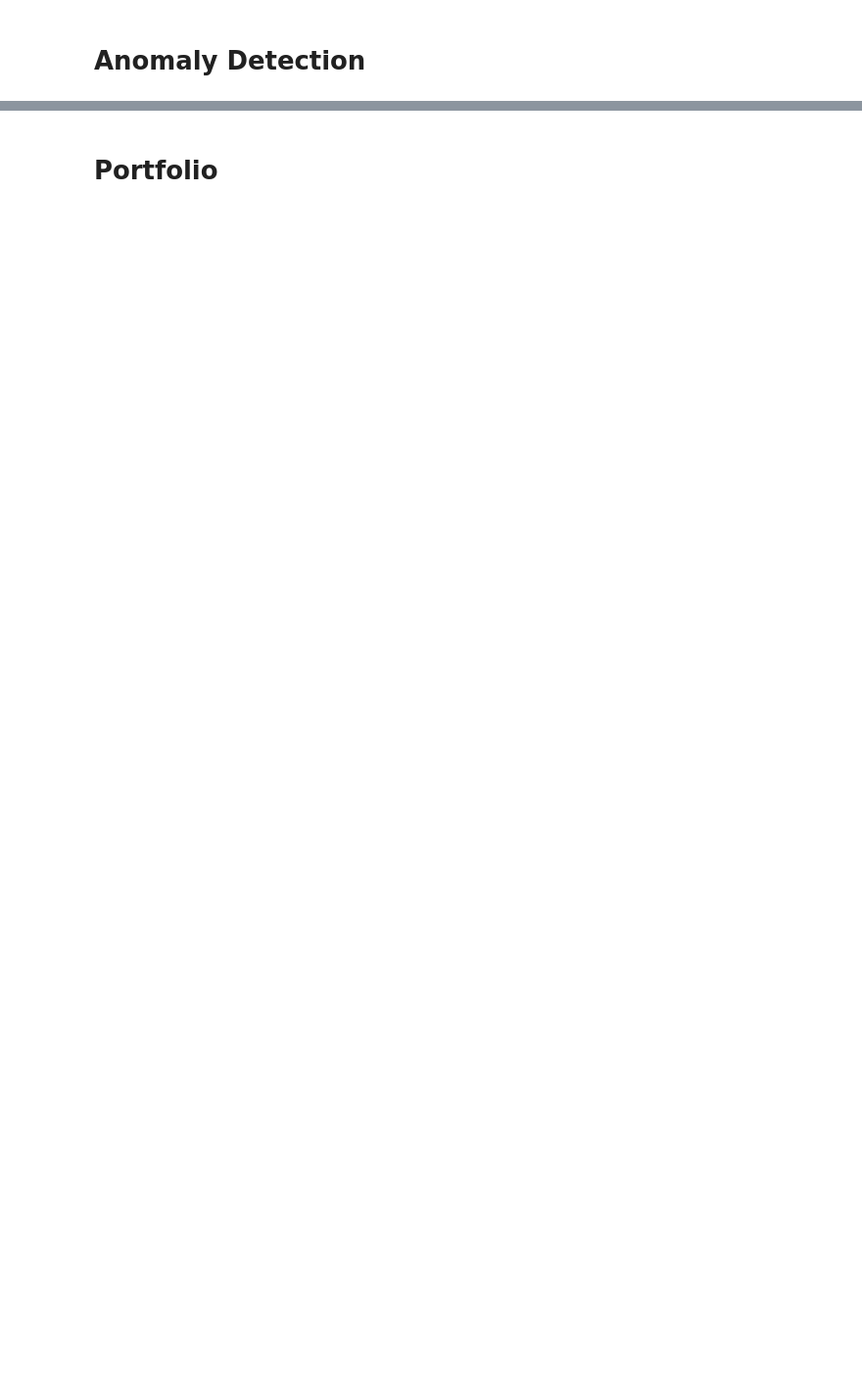
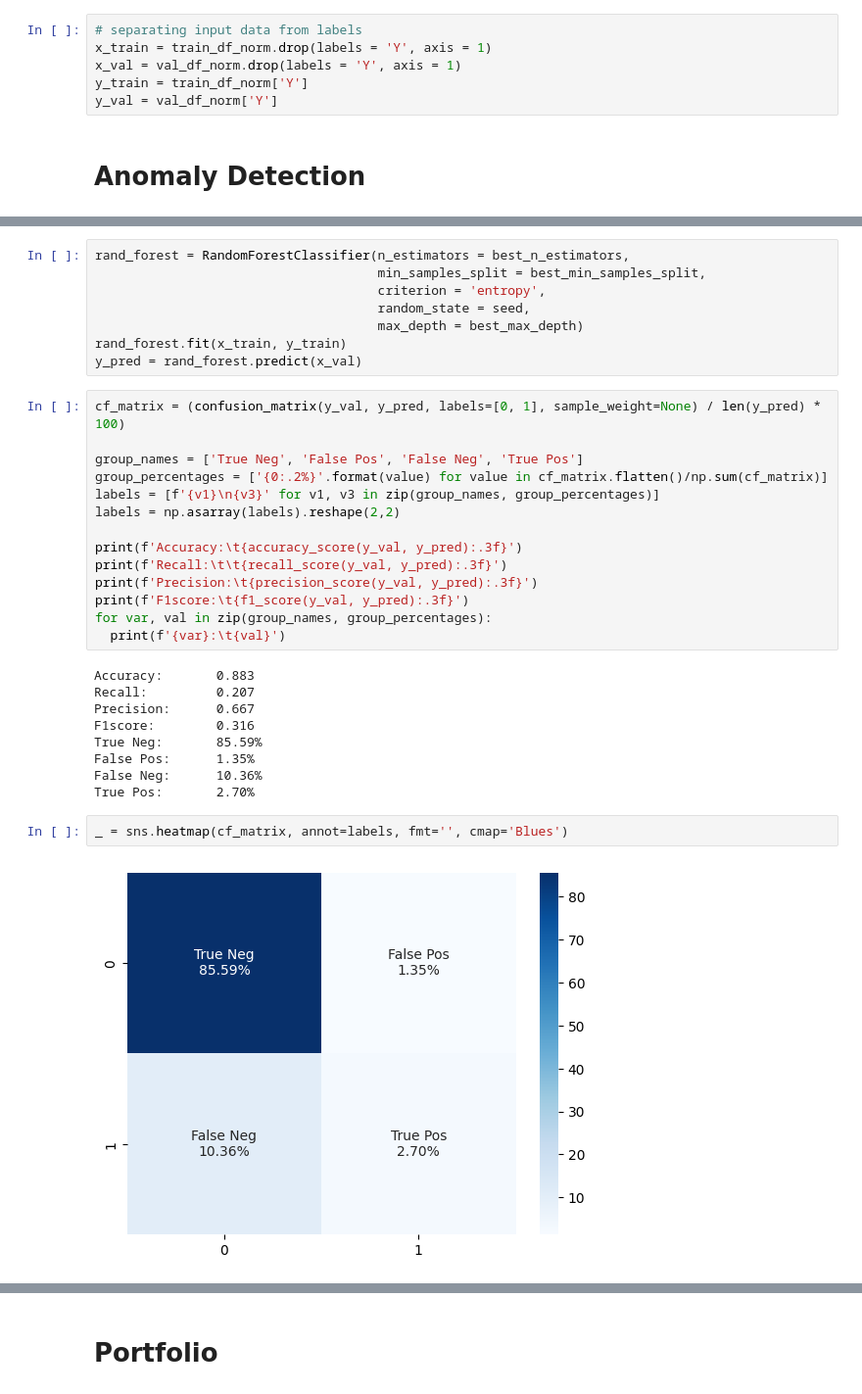
Before and after one commit to venturellimatteo/fintech-projects, a Jupyter notebook: 3 - Anomaly Detection/AnomalyDetection.ipynb, the cells around one changed output, grey strips where cells are left out. Shown: that part at 98% size. Saved outputs shown, nothing was run; the diff lists cells and outputs as text; blank space fills up the shorter version.

```diff
--- a/3 - Anomaly Detection/AnomalyDetection.ipynb
+++ b/3 - Anomaly Detection/AnomalyDetection.ipynb
@@ -89,2 +162,8 @@ train_df, val_df = train_val_split(df)
+# %%
+# separating input data from labels
+x_train = train_df_norm.drop(labels = 'Y', axis = 1)
+x_val = val_df_norm.drop(labels = 'Y', axis = 1)
+y_train = train_df_norm['Y']
+y_val = val_df_norm['Y']
 # %% [markdown]
 # Anomaly Detection
@@ -90,0 +215,35 @@ train_df, val_df = train_val_split(df)
+# %%
+rand_forest = RandomForestClassifier(n_estimators = best_n_estimators,
+                                     min_samples_split = best_min_samples_split,
+                                     criterion = 'entropy',
+                                     random_state = seed,
+                                     max_depth = best_max_depth)
+rand_forest.fit(x_train, y_train)
+y_pred = rand_forest.predict(x_val)
+# %%
+cf_matrix = (confusion_matrix(y_val, y_pred, labels=[0, 1], sample_weight=None) / len(y_pred) * 100)
+
+group_names = ['True Neg', 'False Pos', 'False Neg', 'True Pos']
+group_percentages = ['{0:.2%}'.format(value) for value in cf_matrix.flatten()/np.sum(cf_matrix)]
+labels = [f'{v1}\n{v3}' for v1, v3 in zip(group_names, group_percentages)]
+labels = np.asarray(labels).reshape(2,2)
+
+print(f'Accuracy:\t{accuracy_score(y_val, y_pred):.3f}')
+print(f'Recall:\t\t{recall_score(y_val, y_pred):.3f}')
+print(f'Precision:\t{precision_score(y_val, y_pred):.3f}')
+print(f'F1score:\t{f1_score(y_val, y_pred):.3f}')
+for var, val in zip(group_names, group_percentages):
+  print(f'{var}:\t{val}')
+# %% [output]
+Accuracy:       0.883
+Recall:         0.207
+Precision:      0.667
+F1score:        0.316
+True Neg:       85.59%
+False Pos:      1.35%
+False Neg:      10.36%
+True Pos:       2.70%
+# %%
+_ = sns.heatmap(cf_matrix, annot=labels, fmt='', cmap='Blues')
+# %% [output]
+[figure, added]
```
Also changed, not shown: parts of 49 cells of this notebook.
